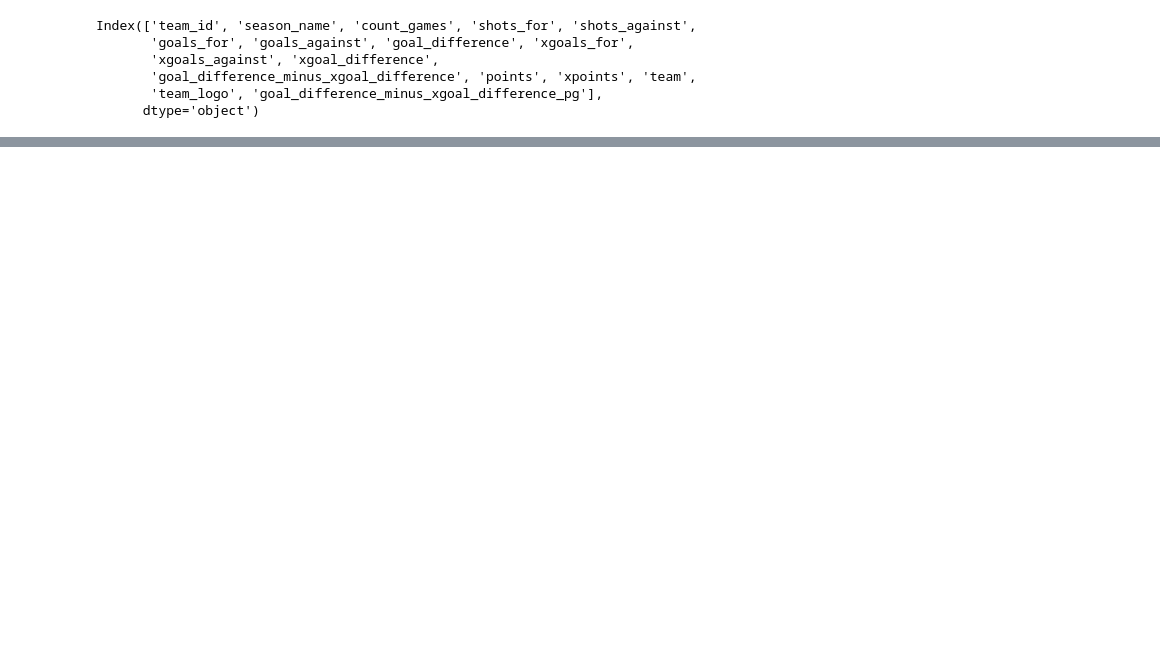
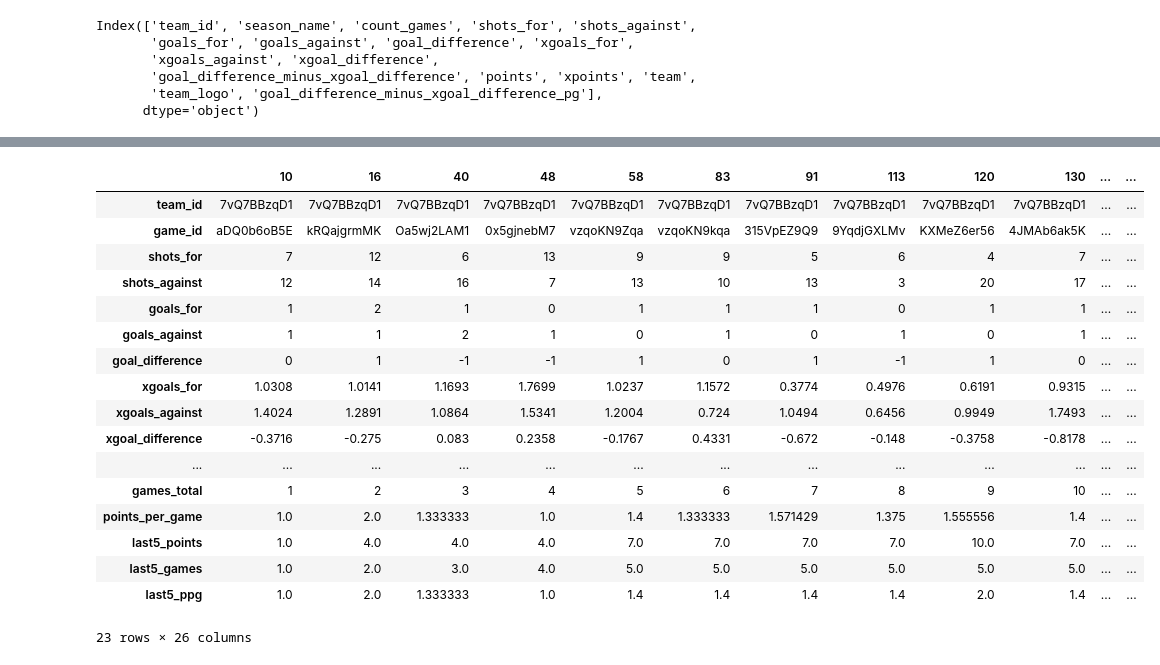
Before and after one commit to artificialsoph/nwsl, a Jupyter notebook: nwsl-historic-xg-exploration.ipynb, the cells around one changed output, grey strips where cells are left out. Cells and saved outputs as stored; diff of their text form; code cells hidden in the pictures; blank space fills up the shorter version.

```diff
--- a/nwsl-historic-xg-exploration.ipynb
+++ b/nwsl-historic-xg-exploration.ipynb
@@ -181,0 +198,21 @@ teams_df.groupby("team").last().reset_index()
+# %%
+teams_df.query("team == 'SEA'").T
+# %% [output]
+|  | 10 | 16 | 40 | 48 | 58 | 83 | 91 | 113 | 120 | 130 | ... | ... |
+| team_id | 7vQ7BBzqD1 | 7vQ7BBzqD1 | 7vQ7BBzqD1 | 7vQ7BBzqD1 | 7vQ7BBzqD1 | 7vQ7BBzqD1 | 7vQ7BBzqD1 | 7vQ7BBzqD1 | 7vQ7BBzqD1 | 7vQ7BBzqD1 | ... | ... |
+| game_id | aDQ0b6oB5E | kRQajgrmMK | Oa5wj2LAM1 | 0x5gjnebM7 | vzqoKN9Zqa | vzqoKN9kqa | 315VpEZ9Q9 | 9YqdjGXLMv | KXMeZ6er56 | 4JMAb6ak5K | ... | ... |
+| shots_for | 7 | 12 | 6 | 13 | 9 | 9 | 5 | 6 | 4 | 7 | ... | ... |
+| shots_against | 12 | 14 | 16 | 7 | 13 | 10 | 13 | 3 | 20 | 17 | ... | ... |
+| goals_for | 1 | 2 | 1 | 0 | 1 | 1 | 1 | 0 | 1 | 1 | ... | ... |
+| goals_against | 1 | 1 | 2 | 1 | 0 | 1 | 0 | 1 | 0 | 1 | ... | ... |
+| goal_difference | 0 | 1 | -1 | -1 | 1 | 0 | 1 | -1 | 1 | 0 | ... | ... |
+| xgoals_for | 1.0308 | 1.0141 | 1.1693 | 1.7699 | 1.0237 | 1.1572 | 0.3774 | 0.4976 | 0.6191 | 0.9315 | ... | ... |
+| xgoals_against | 1.4024 | 1.2891 | 1.0864 | 1.5341 | 1.2004 | 0.724 | 1.0494 | 0.6456 | 0.9949 | 1.7493 | ... | ... |
+| xgoal_difference | -0.3716 | -0.275 | 0.083 | 0.2358 | -0.1767 | 0.4331 | -0.672 | -0.148 | -0.3758 | -0.8178 | ... | ... |
+| ... | ... | ... | ... | ... | ... | ... | ... | ... | ... | ... | ... | ... |
+| games_total | 1 | 2 | 3 | 4 | 5 | 6 | 7 | 8 | 9 | 10 | ... | ... |
+| points_per_game | 1.0 | 2.0 | 1.333333 | 1.0 | 1.4 | 1.333333 | 1.571429 | 1.375 | 1.555556 | 1.4 | ... | ... |
+| last5_points | 1.0 | 4.0 | 4.0 | 4.0 | 7.0 | 7.0 | 7.0 | 7.0 | 10.0 | 7.0 | ... | ... |
+| last5_games | 1.0 | 2.0 | 3.0 | 4.0 | 5.0 | 5.0 | 5.0 | 5.0 | 5.0 | 5.0 | ... | ... |
+| last5_ppg | 1.0 | 2.0 | 1.333333 | 1.0 | 1.4 | 1.4 | 1.4 | 1.4 | 2.0 | 1.4 | ... | ... |
+23 rows × 26 columns
```
Also changed, not shown: parts of 18 cells of this notebook, 28 other files.
